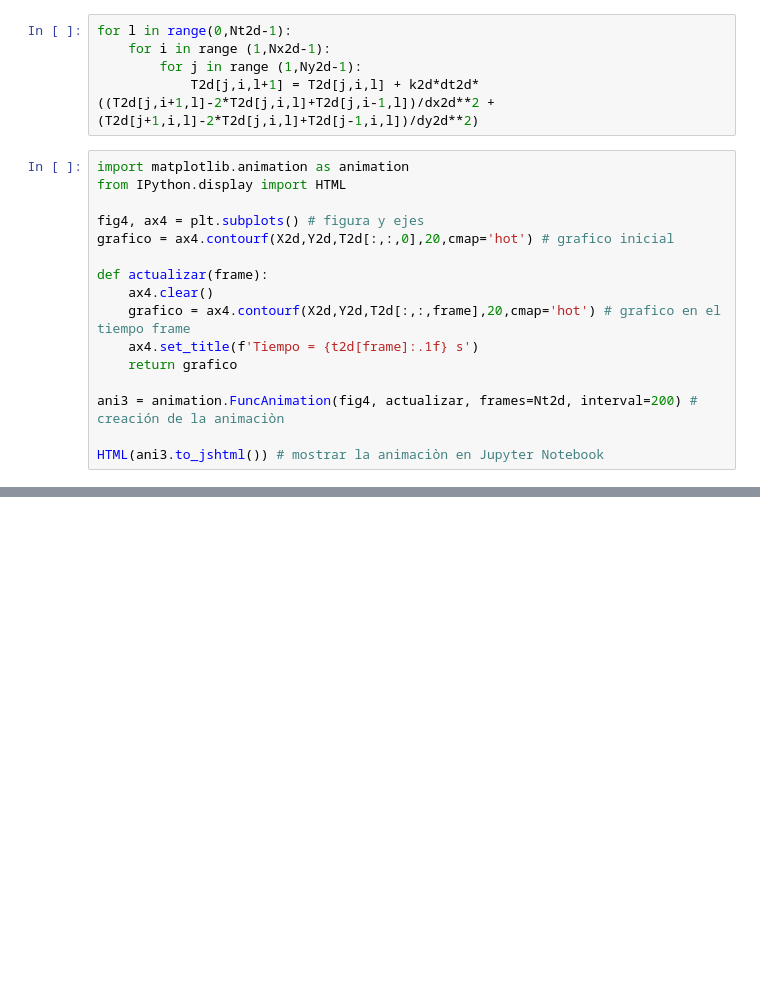
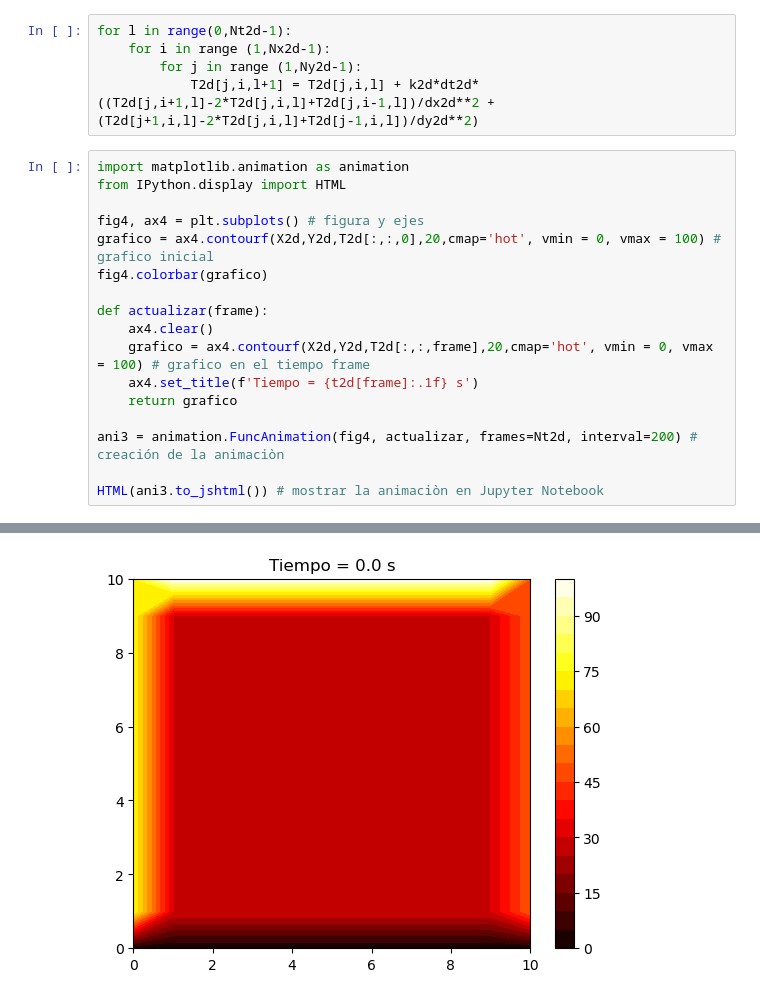
Before and after one commit to cjuarezramos/MMS022025, a Jupyter notebook: ejemplo1113_ecuacionconducioncalor.ipynb, the cells around one changed output, grey strips where cells are left out. Saved outputs shown, nothing was run; the diff lists cells and outputs as text; blank space fills up the shorter version.

```diff
--- a/ejemplo1113_ecuacionconducioncalor.ipynb
+++ b/ejemplo1113_ecuacionconducioncalor.ipynb
@@ -109,11 +126,12 @@ import matplotlib.animation as animation
 from IPython.display import HTML
 
 fig4, ax4 = plt.subplots() # figura y ejes
-grafico = ax4.contourf(X2d,Y2d,T2d[:,:,0],20,cmap='hot') # grafico inicial
+grafico = ax4.contourf(X2d,Y2d,T2d[:,:,0],20,cmap='hot', vmin = 0, vmax = 100) # grafico inicial
+fig4.colorbar(grafico)
 
 def actualizar(frame):
     ax4.clear()
-    grafico = ax4.contourf(X2d,Y2d,T2d[:,:,frame],20,cmap='hot') # grafico en el tiempo frame
+    grafico = ax4.contourf(X2d,Y2d,T2d[:,:,frame],20,cmap='hot', vmin = 0, vmax = 100) # grafico en el tiempo frame
     ax4.set_title(f'Tiempo = {t2d[frame]:.1f} s')
     return grafico
 
@@ -126,0 +143 @@ HTML(ani3.to_jshtml()) # mostrar la animaciòn en Jupyter Notebook
+[figure, added]
```
Also changed, not shown: parts of 4 cells of this notebook.
